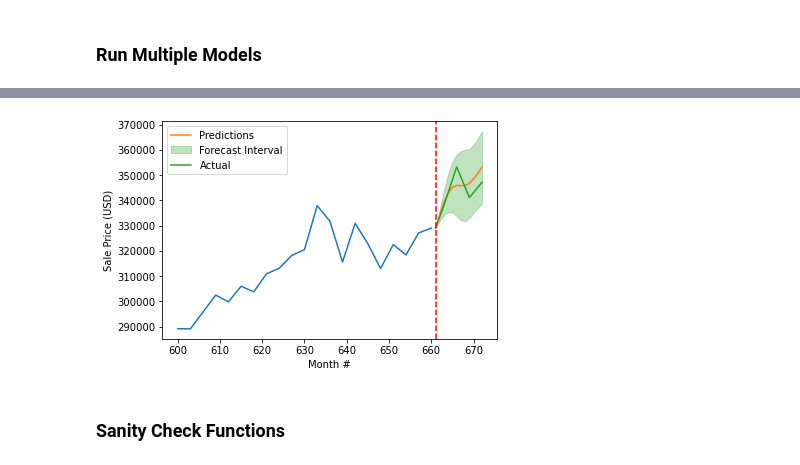
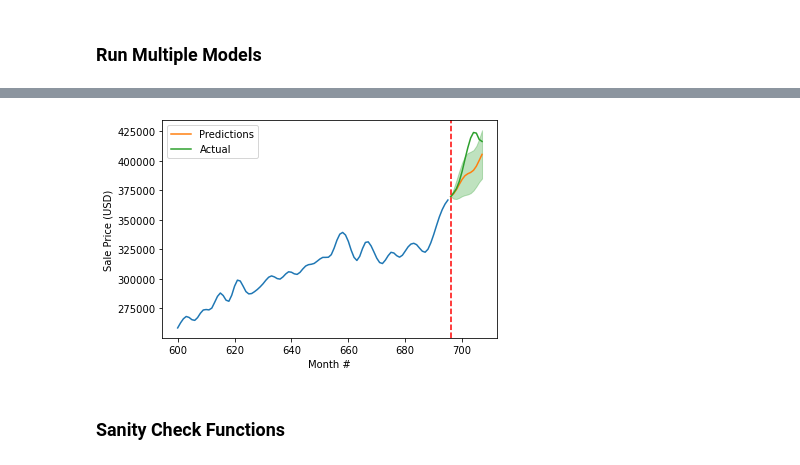
Before and after one commit to hsdistefa/mas-thesis, a Jupyter notebook: Model2.ipynb, the cells around one changed output, grey strips where cells are left out. Cells and saved outputs as stored; diff of their text form; code cells hidden in the pictures.

```diff
--- a/Model2.ipynb
+++ b/Model2.ipynb
@@ -72,0 +91,16 @@ memory usage: 104.9 KB
+# %%
+# For differenced df
+
+df = df_transformed.copy()
+
+# Set target variable
+df['target'] = df_transformed['MSPUS']
+
+# Remove extraneous columns
+df = df.drop(['MSPUS'], axis='columns')
+
+# Remove first row since null for differenced columns
+df = df.drop(index=df.index[0], axis='index')
+
+print(df.shape)
+df.info()
@@ -372,7 +425,16 @@ print(len(y))
 # Predict future based only on last in sequence length
 
 # Get last MSPUS value before start of predictions
-FIRST_TARGET = actual_final[-(OUT_SEQ_LENGTH+1)]
+def get_test_actual(test_size, df):
+    test_start_idx = -test_size
+    df_idx = df.reset_index()
+    test_actual = df_idx.iloc[test_start_idx:]
+    test_actual = np.array(test_actual['MSPUS'])
+
+    return test_actual
+
+test_actual = get_test_actual(OUT_SEQ_LENGTH, df_raw)
+FIRST_TARGET = test_actual[0]
 
 def get_predictions(model, X_test_tensors, first_target):
     # Predictions
@@ -388,10 +450,13 @@ def get_predictions(model, X_test_tensors, first_target):
 test_predictions = get_predictions(lstm1, X_val_tensors, FIRST_TARGET)
 
 # Actual
-test_actual = y_val_tensors[-1].detach().numpy()  # Last actual y
-test_actual = minmax_scaler.inverse_transform(test_actual.reshape(1, -1))
-test_actual = test_actual[0].tolist()
-test_actual = inverse_pct_change(test_actual, FIRST_TARGET)
+
+#test_actual = np.array(test_actual['MSPUS'])
+
+#test_actual = y_val_tensors[-1].detach().numpy()  # Last actual y
+#test_actual = minmax_scaler.inverse_transform(test_actual.reshape(1, -1))
+#test_actual = test_actual[0].tolist()
+#test_actual = inverse_pct_change(test_actual, FIRST_TARGET)
 
 plt.plot(test_actual, label="Actual")
 plt.plot(test_predictions, label="Predicted")
@@ -489,37 +569,37 @@ Epoch 900: Train loss: 0.01313798 Test loss: 0.018211394548416
 
 def plot_actual_vs_pred_multimodel(test_predictions, test_actual, actual_final, plot_savename):
     N = len(actual_final)
 
     test_predictions = np.array(test_predictions)
     avg_pred = test_predictions.mean(axis=0)
     std_pred = test_predictions.std(axis=0)
 
     actual_slice = [i for i in range(600, N - OUT_SEQ_LENGTH)]
     pred_slice = [i for i in range(N - OUT_SEQ_LENGTH, N)]
     plt.plot(actual_slice, actual_final[600:N - OUT_SEQ_LENGTH])
     plt.plot(pred_slice, avg_pred, label='Predictions')
     z = 1.96
     plt.fill_between(pred_slice,  # Fill prediction interval
                      avg_pred + z*std_pred,
                      avg_pred - z*std_pred,
                      alpha=0.3,
-                     color='C2',
-                     label='Forecast Interval')
+                     color='C2'
+                    )
     plt.plot(pred_slice, test_actual, label='Actual')
     plt.axvline(x=len(actual_final)-OUT_SEQ_LENGTH, c='red', linestyle='--')
 
 
     plt.legend()
     plt.xlabel('Month #')
     plt.ylabel('Sale Price (USD)')
     plt.savefig(plot_savename, bbox_inches='tight')
     plt.show()
 
 
 plot_name = 'figures/actual_vs_pred_multimodel.png'
-plot_actual_vs_pred_multimodel(all_predictions, test_actual, actual_final, plot_name)
+plot_actual_vs_pred_multimodel(all_predictions, test_actual, df_raw['MSPUS'], plot_name)
 # %% [output]
-[figure, old version]
+[figure, new version]
 # %% [markdown]
 ### Sanity Check Functions
 # %%
```
Also changed, not shown: parts of 22 cells of this notebook, 13 other files.
